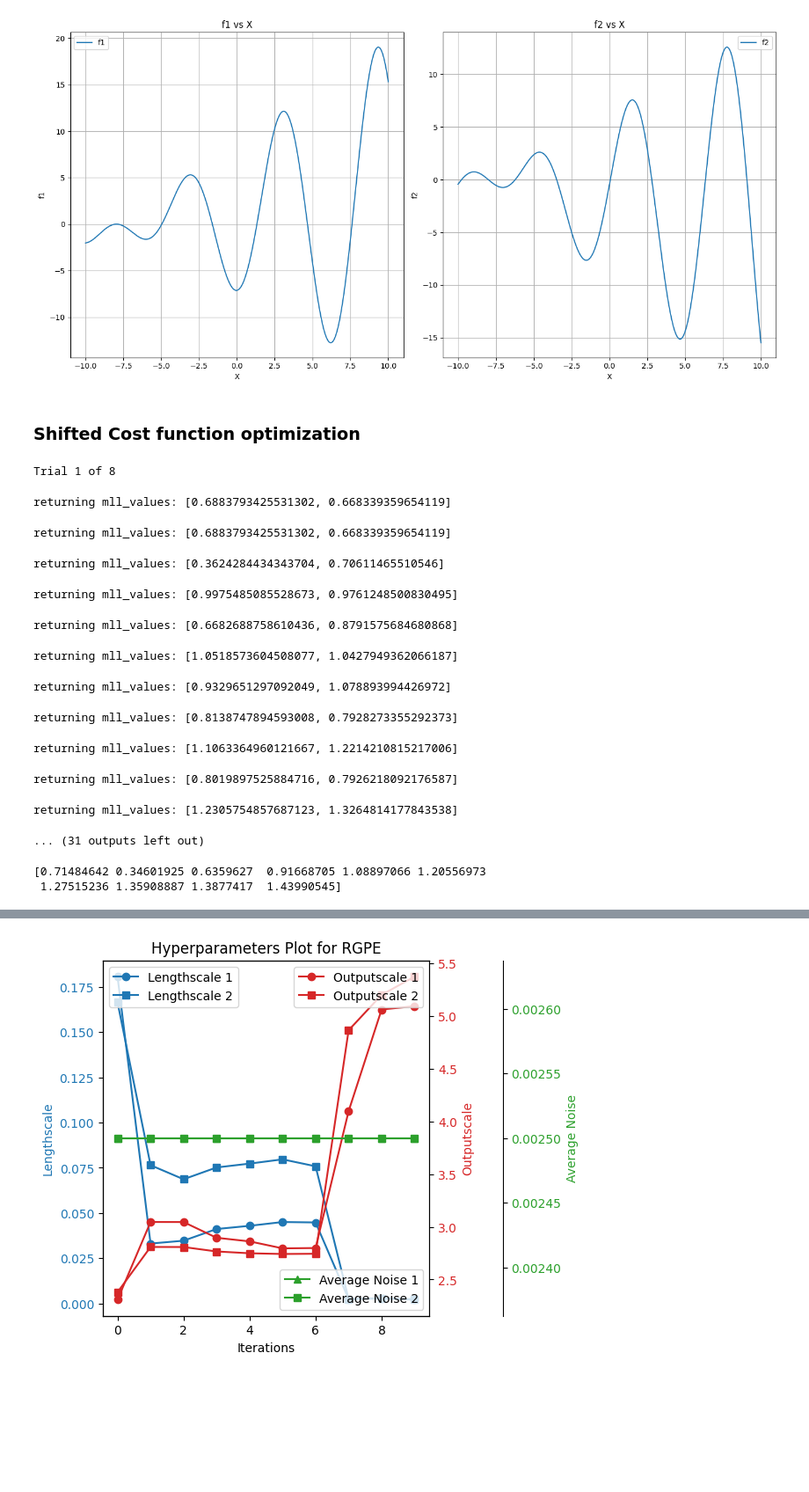
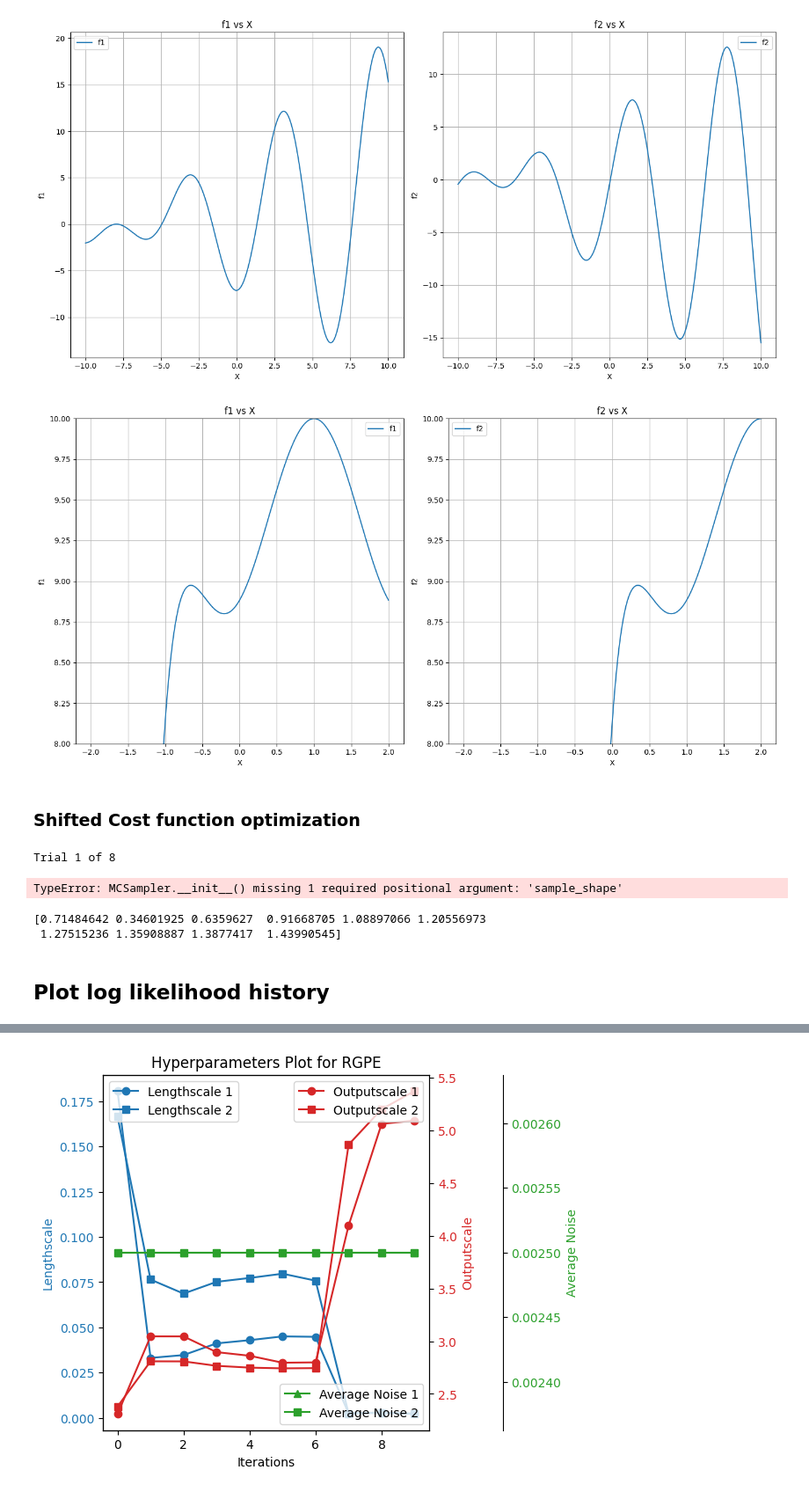
Before and after one commit to vishalvaka/HIL_toolkit_ARL, a Jupyter notebook: notebooks/meta_learning_with_rgpe_MOBO_normal.ipynb, the cells around one changed output, grey strips where cells are left out. Shown at 88% size. Saved outputs shown, nothing was run; the diff lists cells and outputs as text; code cells hidden in the pictures; blank space fills up the shorter version.

```diff
--- a/notebooks/meta_learning_with_rgpe_MOBO_normal.ipynb
+++ b/notebooks/meta_learning_with_rgpe_MOBO_normal.ipynb
@@ -1409,6 +1366,48 @@ plt.tight_layout()
 plt.show()
 # %% [output]
 [figure]
+# %%
+def shift_f_camel(X, shift=0.0):
+
+    # Three hump camel
+    f1 = (-(2 * (X + shift-1)**2 - 1.05 * (X + shift -1)**4 + ((X + shift -1)**6) / 6)) + 10
+    f2 = (-(2 * (X + shift-2)**2 - 1.05 * (X + shift -2)**4 + ((X + shift -2)**6) / 6)) + 10
+
+    f_X = torch.cat([f1.unsqueeze(1), f2.unsqueeze(1)], dim=-1)  # Stack the objectives along the last dimension
+    return f_X
+
+X = torch.linspace(-2, 2, 400)
+
+shift = 0.0
+f_X = shift_f_camel(X, shift)
+
+f1 = f_X[:, 0].numpy()
+f2 = f_X[:, 1].numpy()
+
+plt.figure(figsize=(14, 7))
+
+plt.subplot(1, 2, 1)
+plt.plot(X.numpy(), f1, label='f1')
+plt.xlabel('X')
+plt.ylabel('f1')
+plt.title('f1 vs X')
+plt.grid(True)
+plt.ylim([8,10])
+plt.legend()
+
+plt.subplot(1, 2, 2)
+plt.plot(X.numpy(), f2, label='f2')
+plt.xlabel('X')
+plt.ylabel('f2')
+plt.title('f2 vs X')
+plt.grid(True)
+plt.ylim([8,10])
+plt.legend()
+
+plt.tight_layout()
+plt.show()
+# %% [output]
+[figure, added]
 # %% [markdown]
 ### Shifted Cost function optimization
 # %%
@@ -1459,8 +1458,14 @@ SHIFT_OBJ_ITER = 6 #change this if you want to change the objective
 SHIFT_VALUE = 8.0 #change this to specify the amount to shift with
 
 def shift_f(X, shift = TARGET_SHIFT):
-    f1 = (X + shift) * torch.sin(X + torch.pi + shift) + (X + shift) / 10.0
-    f2 = (X + shift) * torch.cos(X + torch.pi + shift) - (X + shift) / 5.0
+    # f1 = (X + shift) * torch.sin(X + torch.pi + shift) + (X + shift) / 10.0
+    # f2 = (X + shift) * torch.cos(X + torch.pi + shift) - (X + shift) / 5.0
+
+
+    # Three hump camel
+    shift = 0.0
+    f1 = (-(2 * (X + shift-1)**2 - 1.05 * (X + shift -1)**4 + ((X + shift -1)**6) / 6)) + 10
+    f2 = (-(2 * (X + shift-2)**2 - 1.05 * (X + shift -2)**4 + ((X + shift -2)**6) / 6)) + 10
 
     # # Schaffer
     # f1 = -(shift*X)**2
@@ -1865,23 +1870,14 @@ for trial in range(N_TRIALS):
     rank_weights_all_2.append(rank_weights_list_2)
 # %% [output]
 Trial 1 of 8
-returning mll_values: [0.6883793425531302, 0.668339359654119]
+TypeError: MCSampler.__init__() missing 1 required positional argument: 'sample_shape'
-returning mll_values: [0.6883793425531302, 0.668339359654119]
-returning mll_values: [0.3624284434343704, 0.70611465510546]
-returning mll_values: [0.9975485085528673, 0.9761248500830495]
-returning mll_values: [0.6682688758610436, 0.8791575684680868]
-returning mll_values: [1.0518573604508077, 1.0427949362066187]
-returning mll_values: [0.9329651297092049, 1.078893994426972]
-returning mll_values: [0.8138747894593008, 0.7928273355292373]
-returning mll_values: [1.1063364960121667, 1.2214210815217006]
-returning mll_values: [0.8019897525884716, 0.7926218092176587]
-returning mll_values: [1.2305754857687123, 1.3264814177843538]
-... (31 outputs left out)
 # %%
 print(np.array(mll_values_total[0])[:, 0])
 # %% [output]
 [0.71484642 0.34601925 0.6359627  0.91668705 1.08897066 1.20556973
  1.27515236 1.35908887 1.3877417  1.43990545]
+# %% [markdown]
+## Plot log likelihood history
 # %%
 for i, mll_val in enumerate(mll_values_total):
     mll_val = np.array(mll_val)
```
Also changed, not shown: parts of 20 cells of this notebook.
